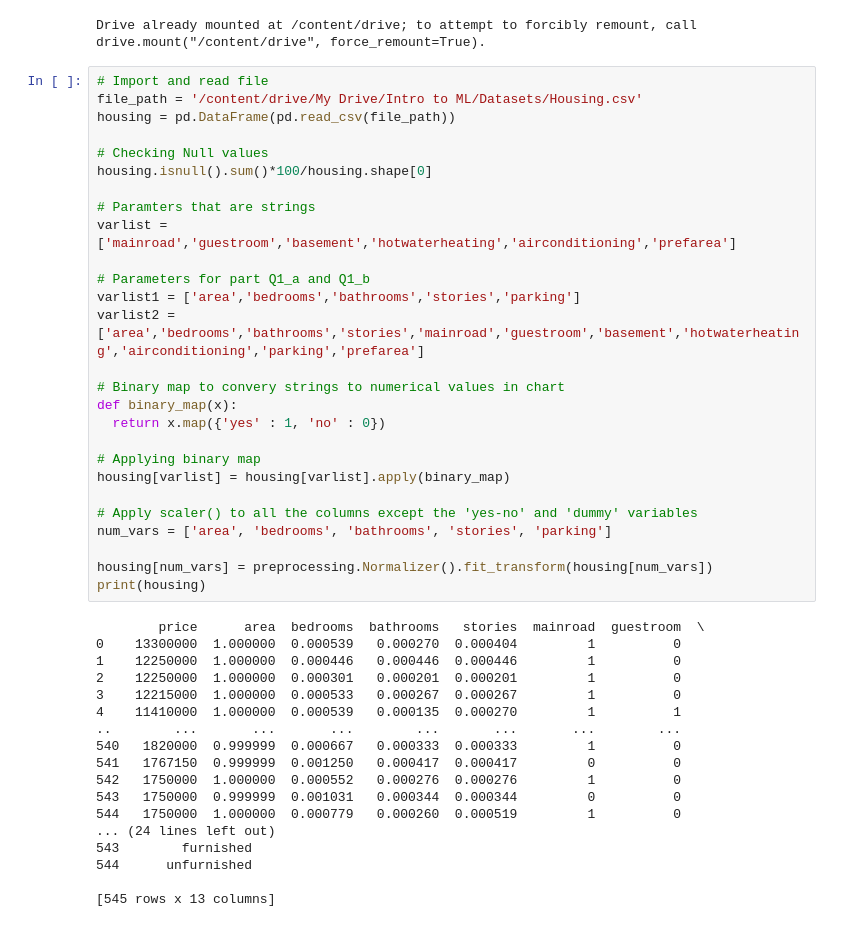
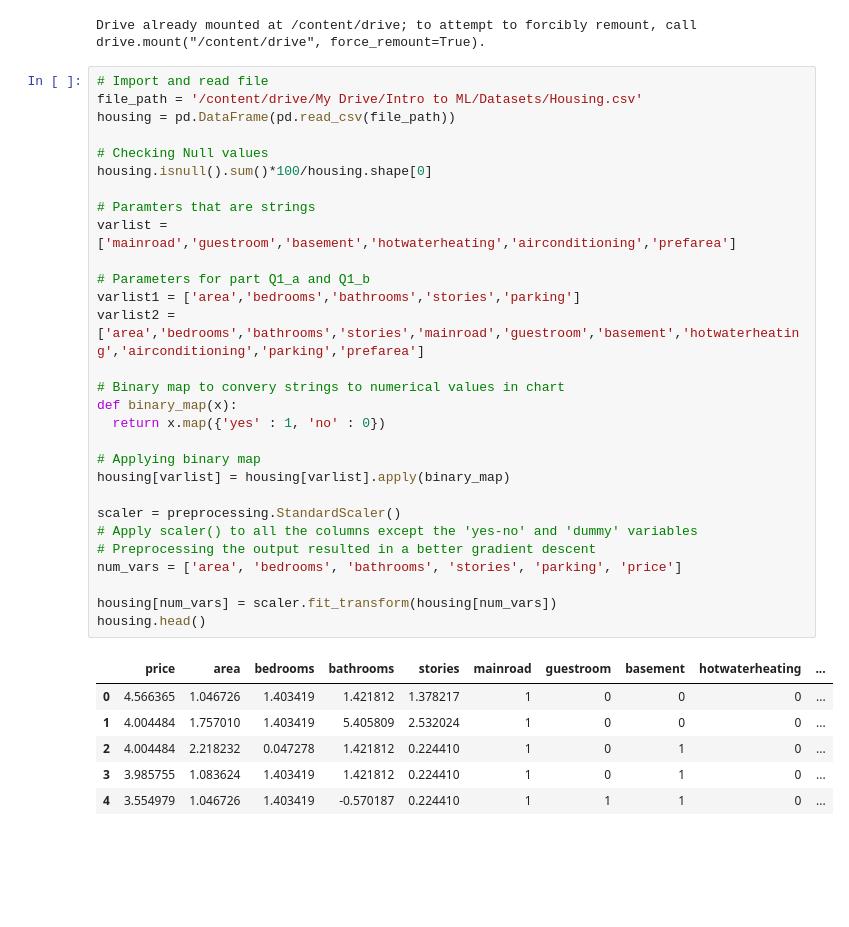
Before and after one commit to YousefAbua/Intro-To-ML, a Jupyter notebook: Homework2/PreProcessing_Q2B.ipynb, the cells around one changed output. Saved outputs shown, nothing was run; the diff lists cells and outputs as text; blank space fills up the shorter version.

```diff
--- a/Homework2/PreProcessing_Q2B.ipynb
+++ b/Homework2/PreProcessing_Q2B.ipynb
@@ -19,45 +19,36 @@ Drive already mounted at /content/drive; to attempt to forcibly remount, call dr
 # %%
 # Import and read file
 file_path = '/content/drive/My Drive/Intro to ML/Datasets/Housing.csv'
 housing = pd.DataFrame(pd.read_csv(file_path))
 
 # Checking Null values
 housing.isnull().sum()*100/housing.shape[0]
 
 # Paramters that are strings
 varlist = ['mainroad','guestroom','basement','hotwaterheating','airconditioning','prefarea']
 
 # Parameters for part Q1_a and Q1_b
 varlist1 = ['area','bedrooms','bathrooms','stories','parking']
 varlist2 = ['area','bedrooms','bathrooms','stories','mainroad','guestroom','basement','hotwaterheating','airconditioning','parking','prefarea']
 
 # Binary map to convery strings to numerical values in chart
 def binary_map(x):
   return x.map({'yes' : 1, 'no' : 0})
 
 # Applying binary map
 housing[varlist] = housing[varlist].apply(binary_map)
 
+scaler = preprocessing.StandardScaler()
 # Apply scaler() to all the columns except the 'yes-no' and 'dummy' variables
-num_vars = ['area', 'bedrooms', 'bathrooms', 'stories', 'parking']
+# Preprocessing the output resulted in a better gradient descent
+num_vars = ['area', 'bedrooms', 'bathrooms', 'stories', 'parking', 'price']
 
-housing[num_vars] = preprocessing.Normalizer().fit_transform(housing[num_vars])
-print(housing)
+housing[num_vars] = scaler.fit_transform(housing[num_vars])
+housing.head()
 # %% [output]
-        price      area  bedrooms  bathrooms   stories  mainroad  guestroom  \
-0    13300000  1.000000  0.000539   0.000270  0.000404         1          0
-1    12250000  1.000000  0.000446   0.000446  0.000446         1          0
-2    12250000  1.000000  0.000301   0.000201  0.000201         1          0
-3    12215000  1.000000  0.000533   0.000267  0.000267         1          0
-4    11410000  1.000000  0.000539   0.000135  0.000270         1          1
-..        ...       ...       ...        ...       ...       ...        ...
-540   1820000  0.999999  0.000667   0.000333  0.000333         1          0
-541   1767150  0.999999  0.001250   0.000417  0.000417         0          0
-542   1750000  1.000000  0.000552   0.000276  0.000276         1          0
-543   1750000  0.999999  0.001031   0.000344  0.000344         0          0
-544   1750000  1.000000  0.000779   0.000260  0.000519         1          0
-... (24 lines left out)
-543        furnished
-544      unfurnished
-
-[545 rows x 13 columns]
+|  | price | area | bedrooms | bathrooms | stories | mainroad | guestroom | basement | hotwaterheating | ... |
+| 0 | 4.566365 | 1.046726 | 1.403419 | 1.421812 | 1.378217 | 1 | 0 | 0 | 0 | ... |
+| 1 | 4.004484 | 1.757010 | 1.403419 | 5.405809 | 2.532024 | 1 | 0 | 0 | 0 | ... |
+| 2 | 4.004484 | 2.218232 | 0.047278 | 1.421812 | 0.224410 | 1 | 0 | 1 | 0 | ... |
+| 3 | 3.985755 | 1.083624 | 1.403419 | 1.421812 | 0.224410 | 1 | 0 | 1 | 0 | ... |
+| 4 | 3.554979 | 1.046726 | 1.403419 | -0.570187 | 0.224410 | 1 | 1 | 1 | 0 | ... |
```
Also changed, not shown: parts of 4 cells of this notebook.
